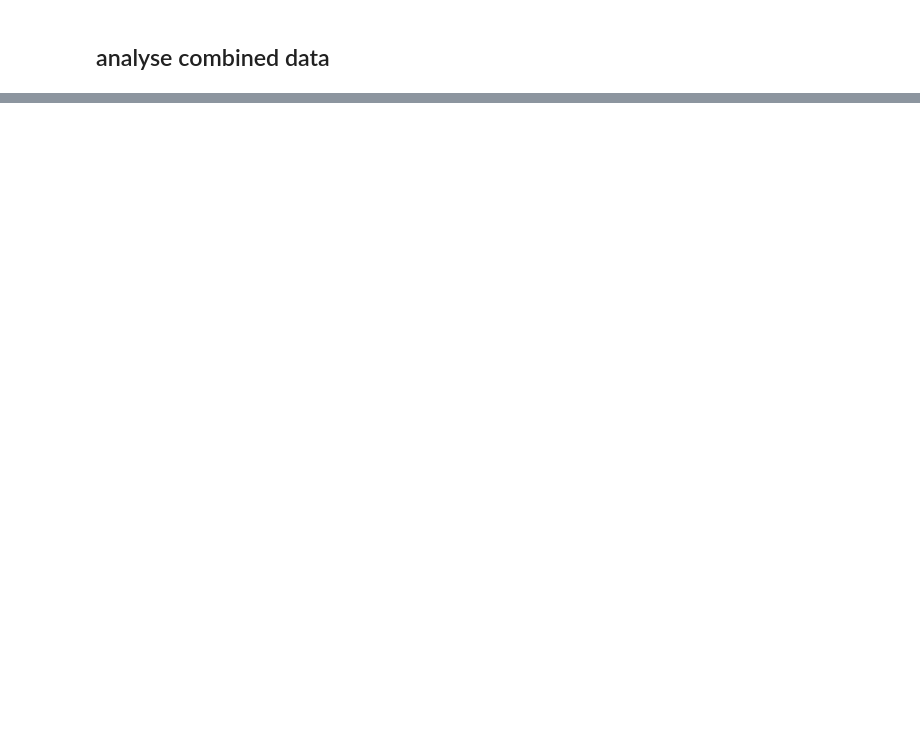
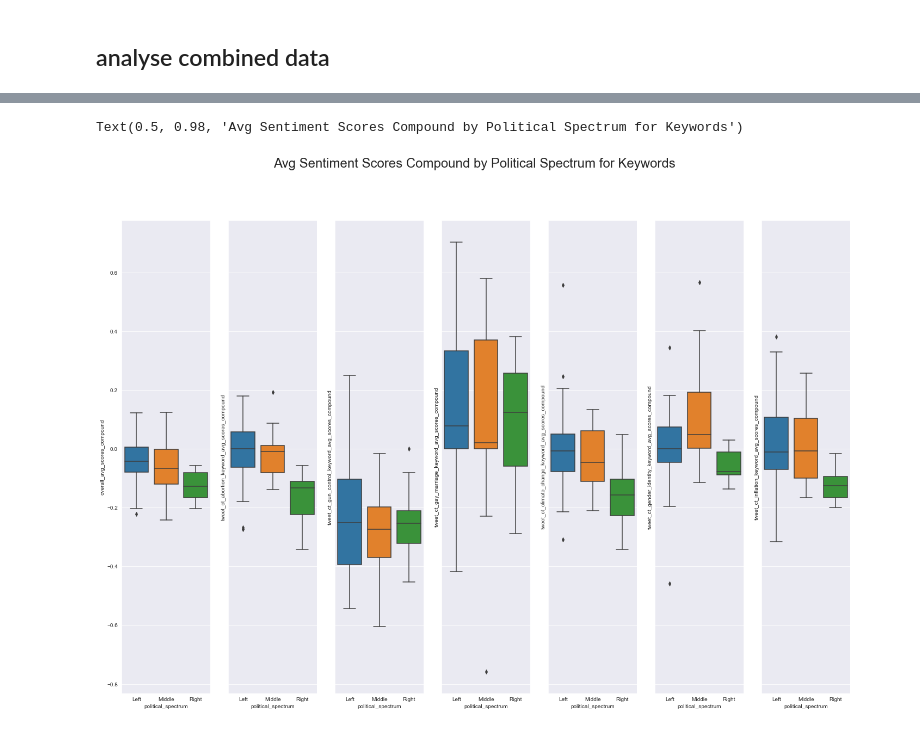
Before and after one commit to katherineskc/data_science_tweets_neutrality, a Jupyter notebook: preliminary_analysis.ipynb, the cells around one changed output, grey strips where cells are left out. Saved outputs shown, nothing was run; the diff lists cells and outputs as text; code cells hidden in the pictures; blank space fills up the shorter version.

```diff
--- a/preliminary_analysis.ipynb
+++ b/preliminary_analysis.ipynb
@@ -269 +537,55 @@ sns.stripplot(x="political_spectrum", y="average_tweet_per_day", data=analysis_1
+# %%
+fig, axes = plt.subplots(nrows=1, ncols=7, figsize=(24,16), sharex=True, sharey=True)
+
+# plt.setp(ax.get_xticklabels(), fontsize=20)
+# ax.tick_params(axis='x', labelsize=20)
+
+sns.boxplot(x="political_spectrum",
+            y="overall_avg_scores_compound",
+            data=combined_analysis_df,
+            orient='v',
+            ax=axes[0])
+# sns.stripplot(x="political_spectrum", y="overall_avg_scores_compound", data=combined_analysis_df,
+#               size=4, jitter=True, edgecolor="gray")
+
+sns.boxplot(x="political_spectrum",
+            y="tweet_ct_abortion_keyword_avg_scores_compound",
+            data=combined_analysis_df,
+            orient='v',
+            ax=axes[1])
+
+sns.boxplot(x="political_spectrum",
+            y="tweet_ct_gun_control_keyword_avg_scores_compound",
+            data=combined_analysis_df,
+            orient='v',
+            ax=axes[2])
+
+sns.boxplot(x="political_spectrum",
+            y="tweet_ct_gay_marriage_keyword_avg_scores_compound",
+            data=combined_analysis_df,
+            orient='v',
+            ax=axes[3])
+
+sns.boxplot(x="political_spectrum",
+            y="tweet_ct_climate_change_keyword_avg_scores_compound",
+            data=combined_analysis_df,
+            orient='v',
+            ax=axes[4])
+
+sns.boxplot(x="political_spectrum",
+            y="tweet_ct_gender_identity_keyword_avg_scores_compound",
+            data=combined_analysis_df,
+            orient='v',
+            ax=axes[5])
+
+sns.boxplot(x="political_spectrum",
+            y="tweet_ct_inflation_keyword_avg_scores_compound",
+            data=combined_analysis_df,
+            orient='v',
+            ax=axes[6])
+
+fig.suptitle('Avg Sentiment Scores Compound by Political Spectrum for Keywords', fontsize=24)
+# %% [output]
+Text(0.5, 0.98, 'Avg Sentiment Scores Compound by Political Spectrum for Keywords')
+[figure, added]
 # %%
```
Also changed, not shown: parts of 30 cells of this notebook.
